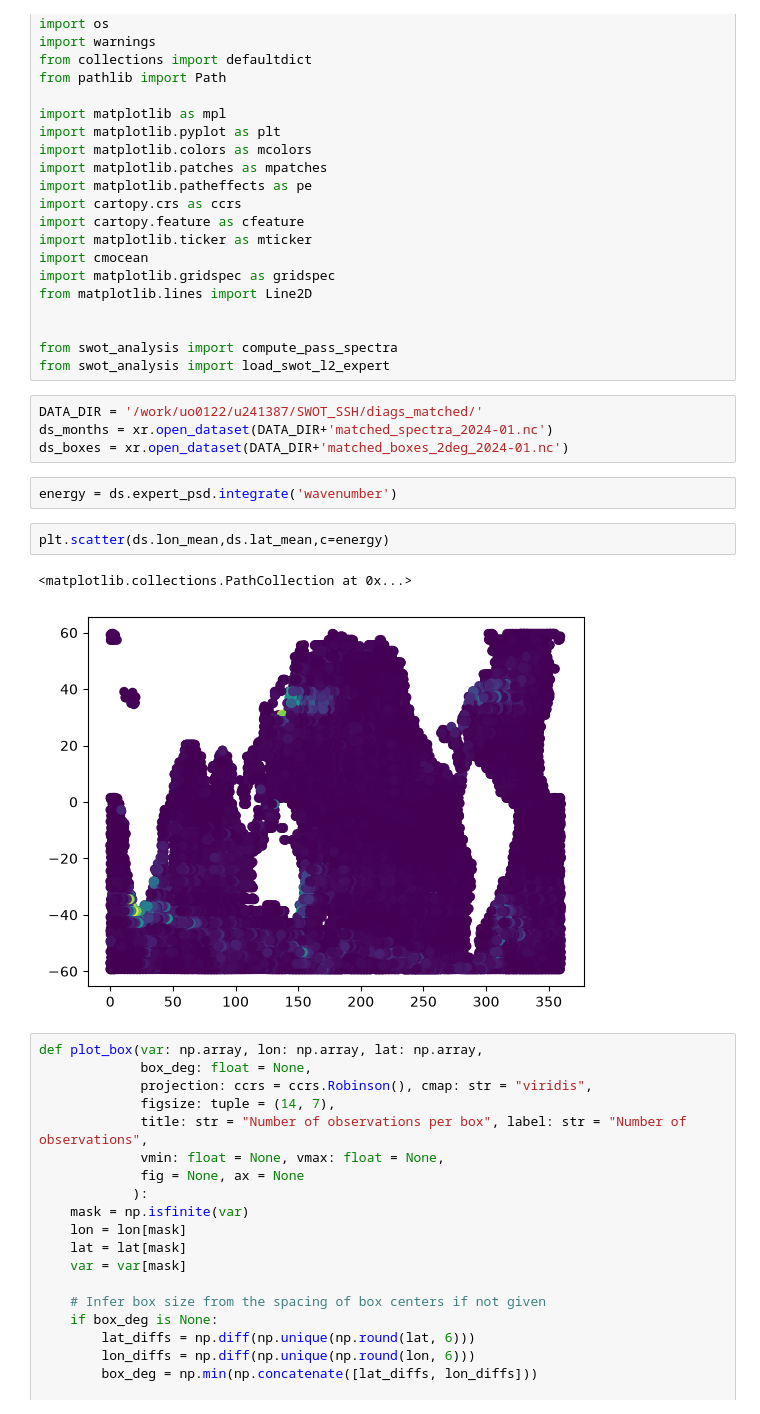
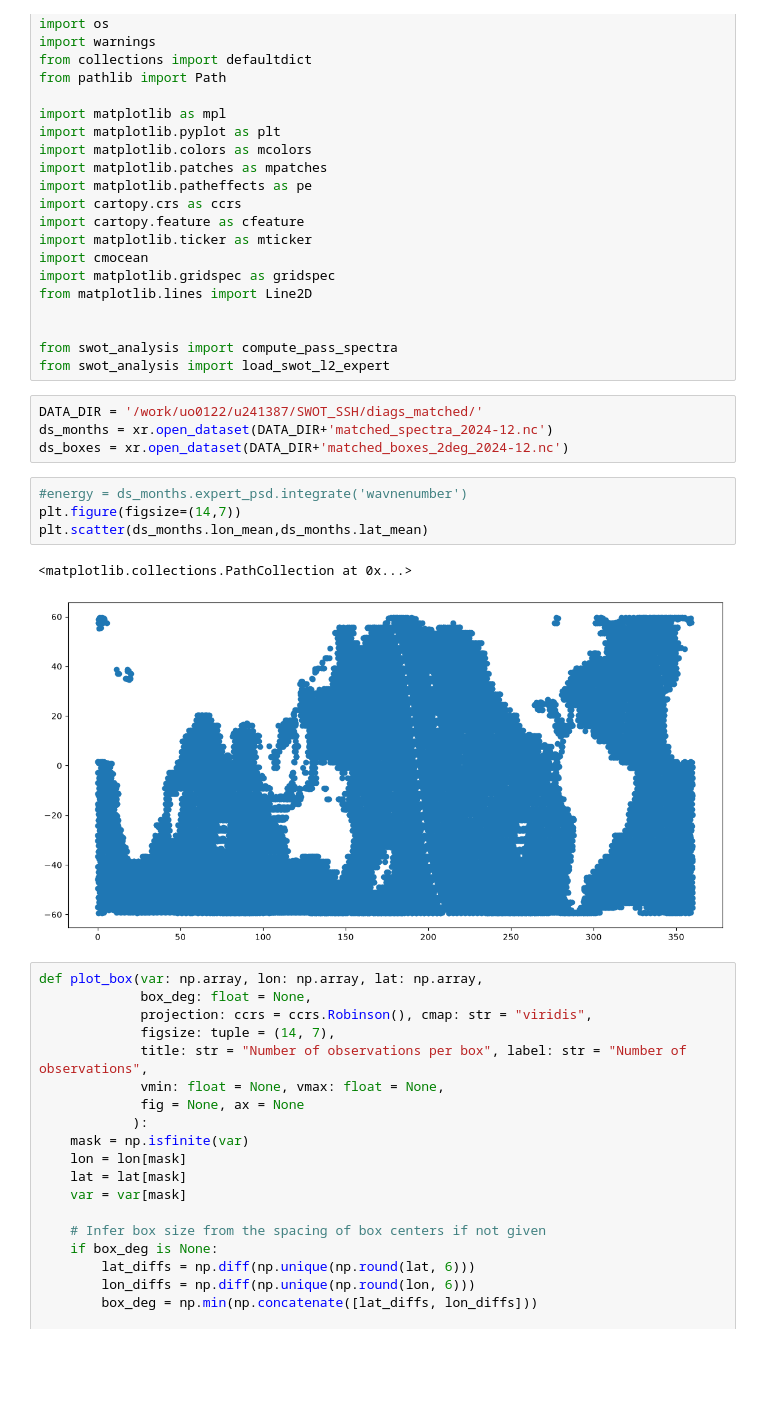
Before and after one commit to zcasparco/SWOT_UHH, a Jupyter notebook: Paper/expert_aliased_figures.ipynb, the cells around one changed output. Cells and saved outputs as stored; diff of their text form; blank space fills up the shorter version.

```diff
--- a/Paper/expert_aliased_figures.ipynb
+++ b/Paper/expert_aliased_figures.ipynb
@@ -27,15 +27,15 @@ from swot_analysis import compute_pass_spectra
 from swot_analysis import load_swot_l2_expert
 # %%
 DATA_DIR = '/work/uo0122/u241387/SWOT_SSH/diags_matched/'
-ds_months = xr.open_dataset(DATA_DIR+'matched_spectra_2024-01.nc')
-ds_boxes = xr.open_dataset(DATA_DIR+'matched_boxes_2deg_2024-01.nc')
+ds_months = xr.open_dataset(DATA_DIR+'matched_spectra_2024-12.nc')
+ds_boxes = xr.open_dataset(DATA_DIR+'matched_boxes_2deg_2024-12.nc')
-# %%
-energy = ds.expert_psd.integrate('wavenumber')
-# %%
-plt.scatter(ds.lon_mean,ds.lat_mean,c=energy)
-# %% [output]
-<matplotlib.collections.PathCollection at 0x...>
-[figure, removed]
+# %%
+#energy = ds_months.expert_psd.integrate('wavnenumber')
+plt.figure(figsize=(14,7))
+plt.scatter(ds_months.lon_mean,ds_months.lat_mean)
+# %% [output]
+<matplotlib.collections.PathCollection at 0x...>
+[figure, added]
 # %%
 def plot_box(var: np.array, lon: np.array, lat: np.array,
              box_deg: float = None,
```
Also changed, not shown: parts of 2 cells of this notebook, 1 other file.
